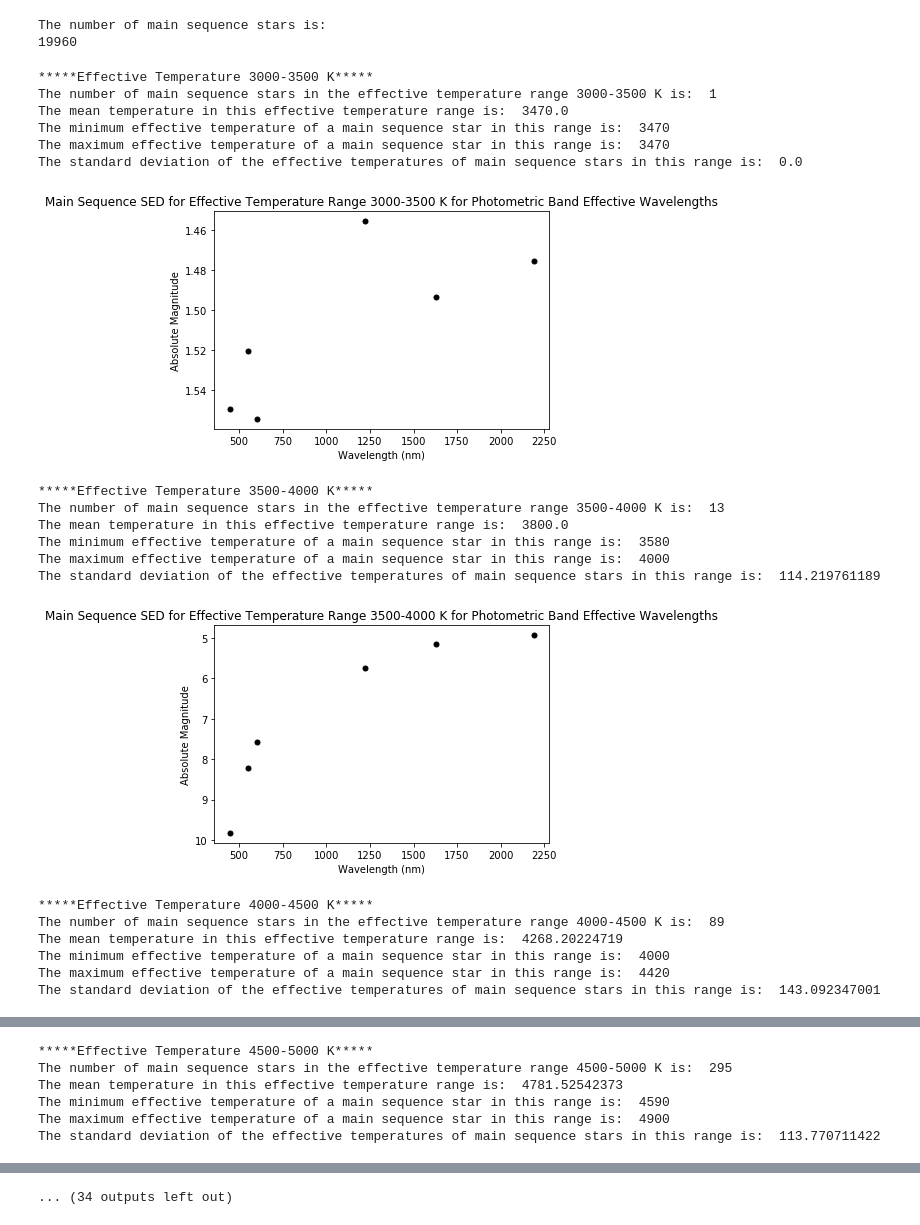
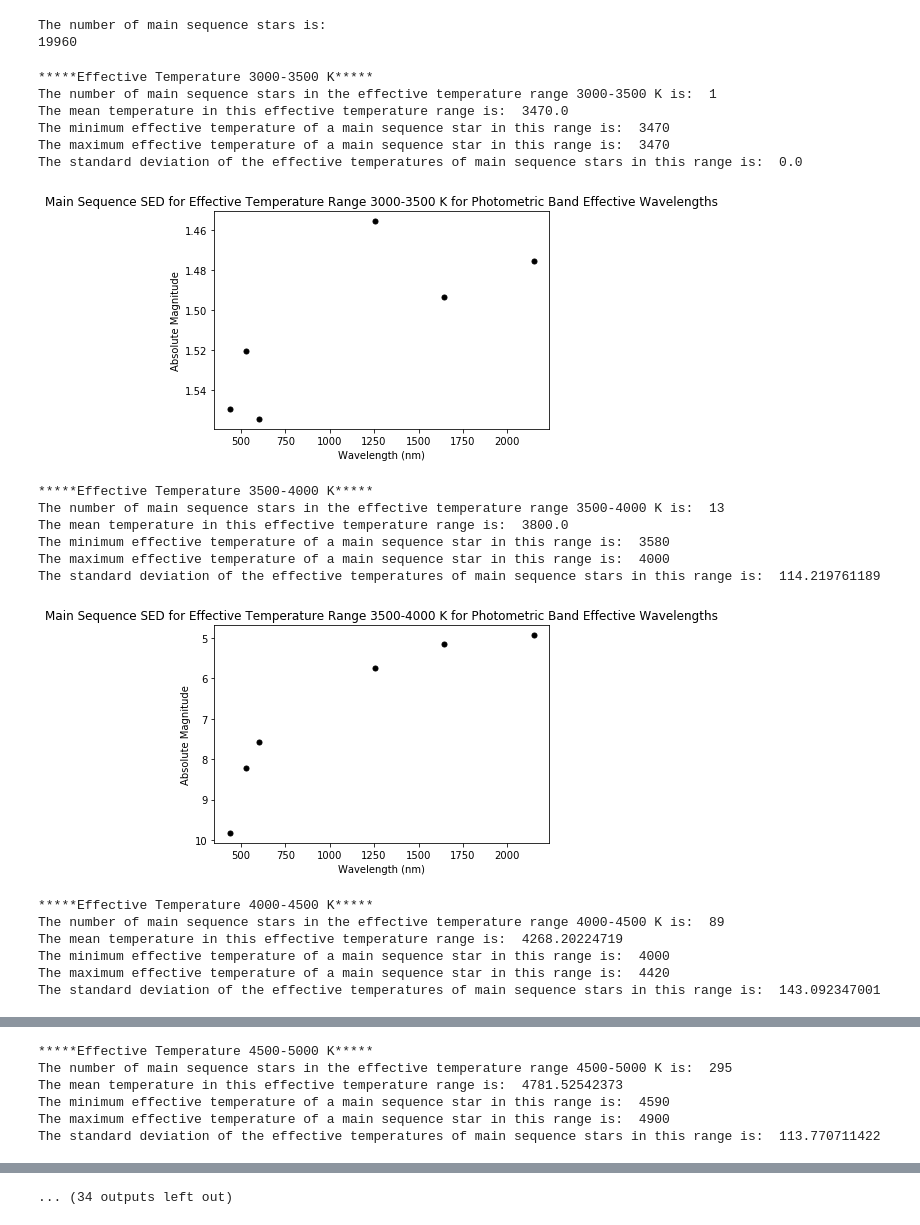
Before and after one commit to leemundy/GAIA, a Jupyter notebook: Work-Areas/rskoletsky/notebook/October 11, 2017 Computer Lab Work.ipynb, the cells around one changed output, grey strips where cells are left out. Cells and saved outputs as stored; diff of their text form; code cells hidden in the pictures.

Commit message:
Fixed SED plot and worked on chi squared fitting

```diff
--- a/Work-Areas/rskoletsky/notebook/October 11, 2017 Computer Lab Work.ipynb
+++ b/Work-Areas/rskoletsky/notebook/October 11, 2017 Computer Lab Work.ipynb
@@ -137,12 +137,12 @@ The number of binary stars or stars with unknown luminosity class is:
 The "translated" luminosity classes are:
 [5.1, 5.1, 5.0, 5.1, 3.0, 5.1, 5.1, 5.1, 5.1, 5.0, 0.0, 5.1, 3.0, 5.1, 5.0, 5.1, 4, 5.1, 3.0, 3.5, 5.0, 5.1, 5.1, 5.0, 5.1, 5.1, 5.0, 5.1, 5.0, 5.0, 5.0, 5.0, 4, 5.0, 3.0, 5.1, 5.1, 5.0, 5.1, 5.0, 5.1 ...
 # %%
-JEffWavelength=1220
-HEffWavelength=1630
-KEffWavelength=2190
+JEffWavelength=1254
+HEffWavelength=1646
+KEffWavelength=2149
 GEffWavelength=600
-VEffWavelength=551
-BEffWavelength=445
+VEffWavelength=527.2
+BEffWavelength=436.1
 EffWavelengths=[BEffWavelength,VEffWavelength,GEffWavelength,JEffWavelength,HEffWavelength,KEffWavelength]
 # %%
 Teff = t["Teff"]
@@ -177,6 +177,7 @@ AverageTemperatures=[]
 MinimumTemperatures=[]
 MaximumTemperatures=[]
 TemperatureStandardDeviations=[]
+AbsFilterMagnitudesMatrix=numpy.zeros((len(LowTemperatures),6))
 for i in LowTemperatures:
     print('*****Effective Temperature %g-%g K*****'%(i,i+500))
     TeffMask=numpy.ma.masked_outside(MainSequenceTeff,i,i+500)
@@ -206,41 +207,44 @@ for i in LowTemperatures:
     KMask=numpy.ma.array(MainSequenceKabsmag,mask=TeffMask.mask)
     Kplt=numpy.ma.compressed(KMask)
     Kplt=Kplt[~numpy.isnan(Kplt)]
     MeanMainSequenceKplt=numpy.average(Kplt)
     GMask=numpy.ma.array(MainSequenceGabsmag,mask=TeffMask.mask)
     Gplt=numpy.ma.compressed(GMask)
     Gplt=Gplt[~numpy.isnan(Gplt)]
     MeanMainSequenceGplt=numpy.average(Gplt)
     VMask=numpy.ma.array(MainSequenceVabsmag,mask=TeffMask.mask)
     Vplt=numpy.ma.compressed(VMask)
     Vplt=Vplt[~numpy.isnan(Vplt)]
     MeanMainSequenceVplt=numpy.average(Vplt)
     BMask=numpy.ma.array(MainSequenceBabsmag,mask=TeffMask.mask)
     Bplt=numpy.ma.compressed(BMask)
     Bplt=Bplt[~numpy.isnan(Bplt)]
     MeanMainSequenceBplt=numpy.average(Bplt)
     FilterAbsMag=[MeanMainSequenceBplt,MeanMainSequenceVplt,MeanMainSequenceGplt,MeanMainSequenceJplt,MeanMainSequenceHplt,MeanMainSequenceKplt]
+    RowNumber=(i-3000)/500
+    j=int(RowNumber)
+    AbsFilterMagnitudesMatrix[j, : ]=FilterAbsMag
     plt.xlabel('Wavelength (nm)')
     plt.ylabel('Absolute Magnitude')
     plt.title('Main Sequence SED for Effective Temperature Range %g-%g K for Photometric Band Effective Wavelengths'%(i,i+500))
     plt.plot(EffWavelengths,FilterAbsMag,'ko',ms=5)
     plt.gca().invert_yaxis()
     plt.show()
 # %% [output]
 *****Effective Temperature 3000-3500 K*****
 The number of main sequence stars in the effective temperature range 3000-3500 K is:  1
 The mean temperature in this effective temperature range is:  3470.0
 The minimum effective temperature of a main sequence star in this range is:  3470
 The maximum effective temperature of a main sequence star in this range is:  3470
 The standard deviation of the effective temperatures of main sequence stars in this range is:  0.0
-[figure, old version]
+[figure, new version]
 *****Effective Temperature 3500-4000 K*****
 The number of main sequence stars in the effective temperature range 3500-4000 K is:  13
 The mean temperature in this effective temperature range is:  3800.0
 The minimum effective temperature of a main sequence star in this range is:  3580
 The maximum effective temperature of a main sequence star in this range is:  4000
 The standard deviation of the effective temperatures of main sequence stars in this range is:  114.219761189
-[figure, old version]
+[figure, new version]
 *****Effective Temperature 4000-4500 K*****
 The number of main sequence stars in the effective temperature range 4000-4500 K is:  89
 The mean temperature in this effective temperature range is:  4268.20224719
```
Also changed, not shown: parts of 7 cells of this notebook.
